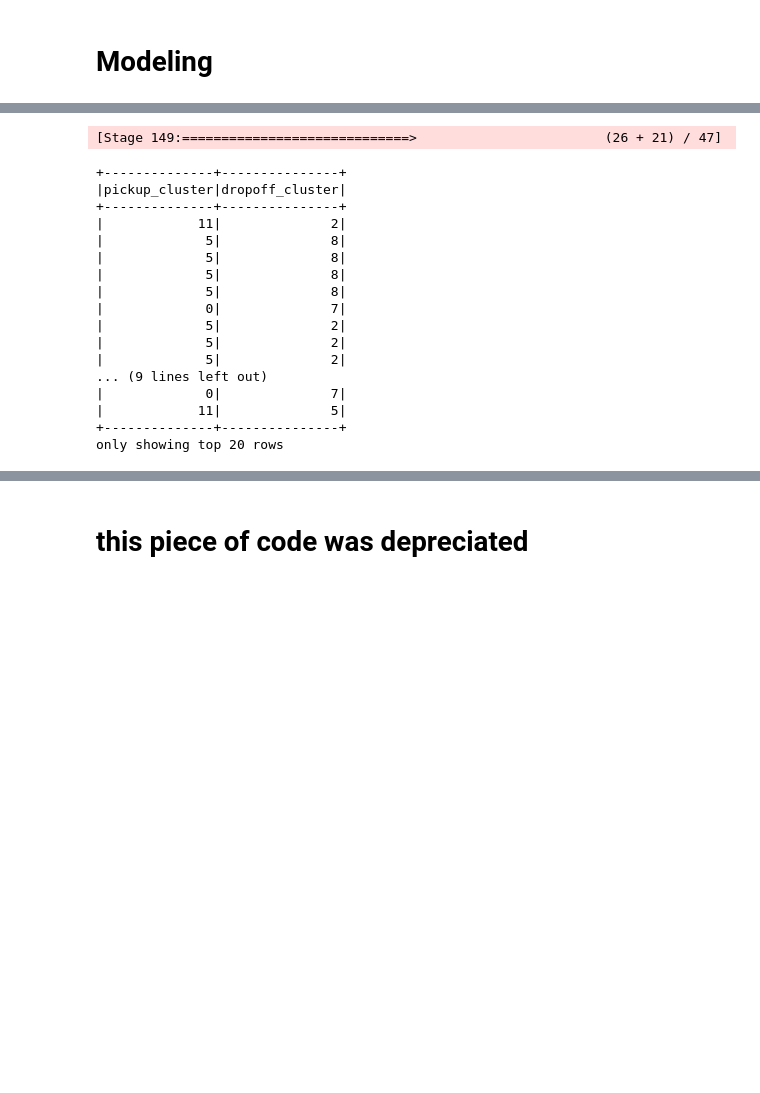
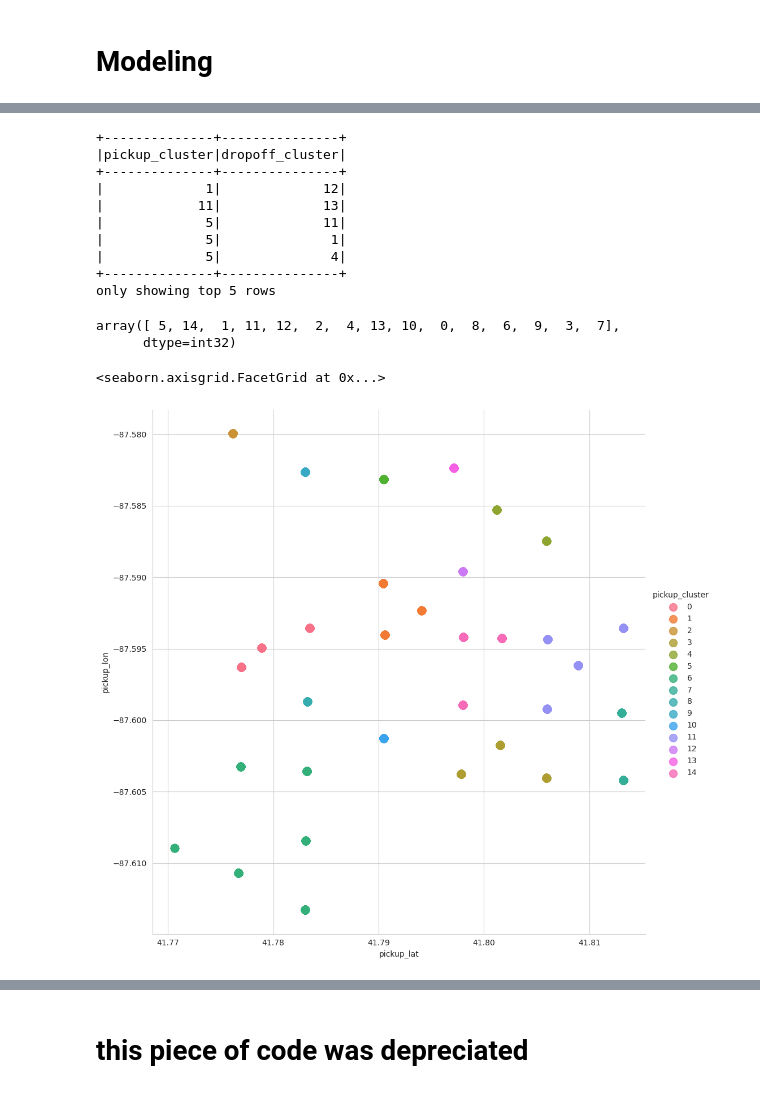
Before and after one commit to hvpachisia/uchicago-lyft-rideshare, a Jupyter notebook: dbscan.ipynb, the cells around one changed output, grey strips where cells are left out. Saved outputs shown, nothing was run; the diff lists cells and outputs as text; code cells hidden in the pictures; blank space fills up the shorter version.

Commit message:
updated clustering analysis

```diff
--- a/dbscan.ipynb
+++ b/dbscan.ipynb
@@ -190,0 +162,5 @@ after = kmeans_dropoff.fit(after).transform(after)
+# %%
+# Create ML pipeline
+
+pipeline_p = Pipeline(stages=[pickAssembler, kmeans_pickup])
+pipeline_d = Pipeline(stages=[dropAssembler, kmeans_dropoff])
@@ -190,0 +199,23 @@ after = kmeans_dropoff.fit(after).transform(after)
+# %%
+# Fit the model
+cvModel_p = crossval_p.fit(before)
+cvModel_d = crossval_d.fit(before)
+
+# Get the best model from the cross-validation
+bestPickupModel = cvModel_p.bestModel
+bestDropoffModel = cvModel_d.bestModel
+
+
+bestKMeansPickup = bestPickupModel.stages[1]
+bestKMeansDropoff = bestDropoffModel.stages[1]
+# %%
+# Applying the best model on the before data
+
+before = pickAssembler.transform(before)
+before = bestKMeansPickup.transform(before)
+
+
+before = dropAssembler.transform(before)
+before = bestKMeansDropoff.transform(before)
+
+before.printSchema()
@@ -212,21 +301,30 @@ only showing top 20 rows
 # %%
-after.select('pickup_cluster', 'dropoff_cluster').show()
+after.select('pickup_cluster', 'dropoff_cluster').show(5)
 # %% [output]
-[Stage 149:=============================>                        (26 + 21) / 47]
++--------------+---------------+
+|pickup_cluster|dropoff_cluster|
++--------------+---------------+
+|             1|             12|
+|            11|             13|
+|             5|             11|
+|             5|              1|
+|             5|              4|
++--------------+---------------+
+only showing top 5 rows
-+--------------+---------------+
-|pickup_cluster|dropoff_cluster|
-+--------------+---------------+
-|            11|              2|
-|             5|              8|
-|             5|              8|
-|             5|              8|
-|             5|              8|
-|             0|              7|
-|             5|              2|
-|             5|              2|
-|             5|              2|
-... (9 lines left out)
-|             0|              7|
-|            11|              5|
-+--------------+---------------+
-only showing top 20 rows
+# %%
+before_pd = before.select('pickup_lon','pickup_lat', 'pickup_cluster').toPandas()
+# %%
+before_pd['pickup_cluster'].unique()
+# %% [output]
+array([ 5, 14,  1, 11, 12,  2,  4, 13, 10,  0,  8,  6,  9,  3,  7],
+      dtype=int32)
+# %%
+import geopandas as gpd
+from shapely.geometry import Point
+import seaborn as sns
+
+sns.set_style("whitegrid")
+sns.lmplot(x="pickup_lat", y="pickup_lon",data = before_pd[before_pd['pickup_lat']!=0.0],fit_reg=False,hue='pickup_cluster',height=10,scatter_kws={"s":100})
+# %% [output]
+<seaborn.axisgrid.FacetGrid at 0x...>
+[figure, added]
```
Also changed, not shown: parts of 19 cells of this notebook.
